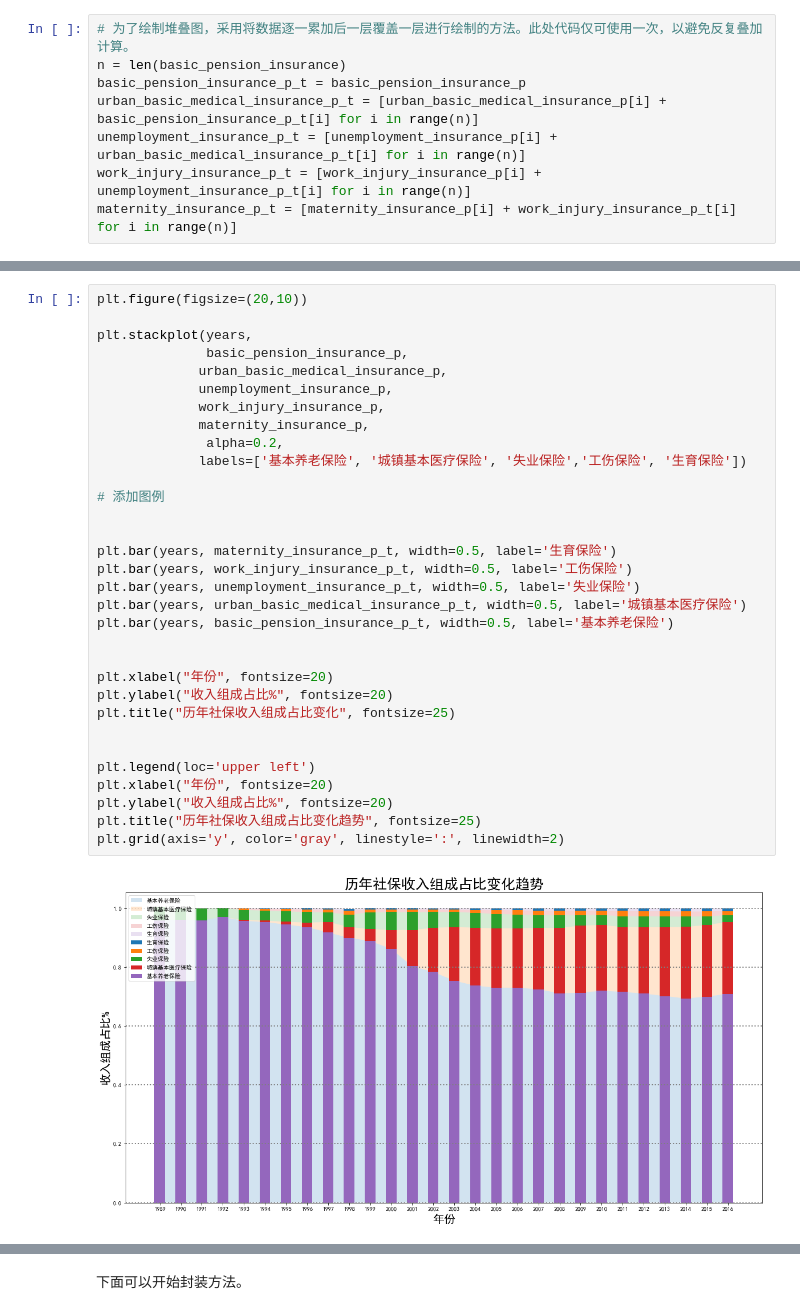
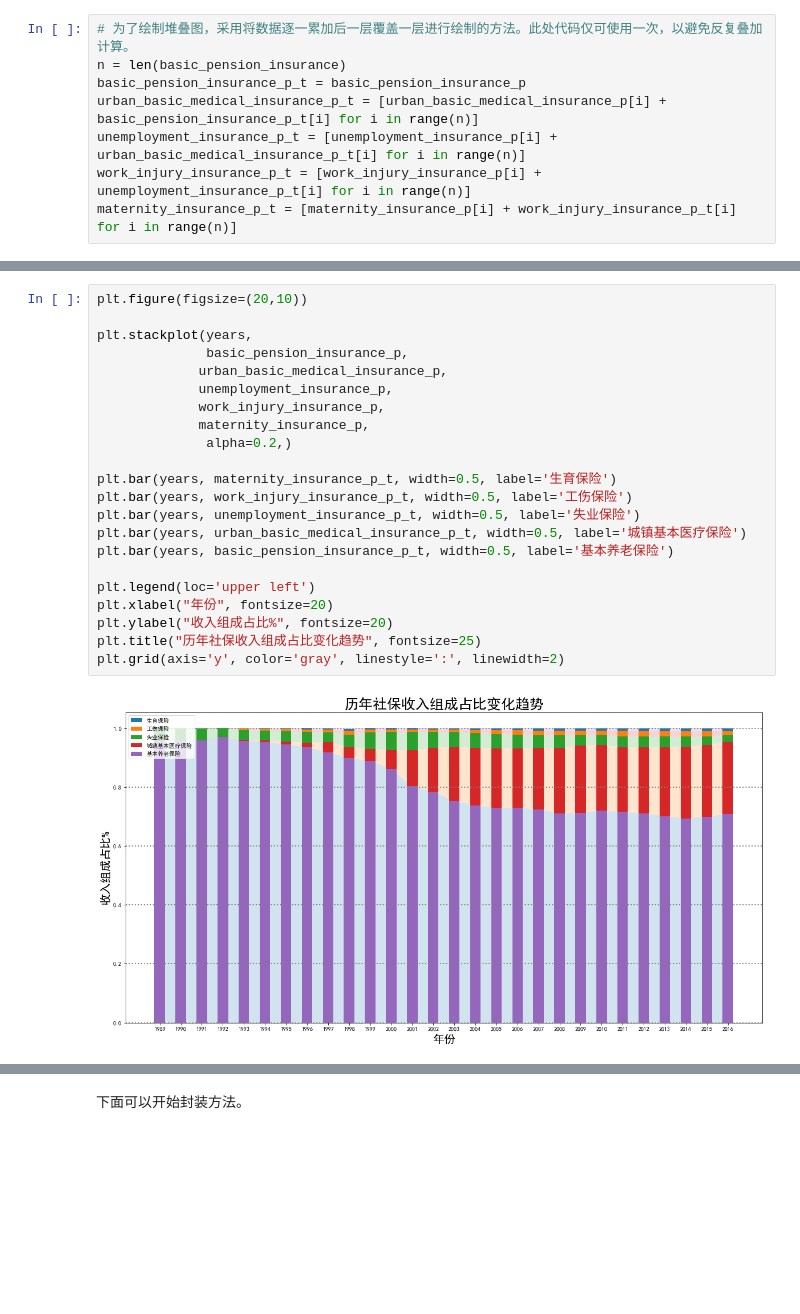
Before and after one commit to sanbeichahegongheguo/python_learn, a Jupyter notebook: chapter02-数据分析/练习/全国医保数据分析/中国医保收入数据分析.ipynb, the cells around one changed output, grey strips where cells are left out. Cells and saved outputs as stored; diff of their text form; blank space fills up the shorter version.

```diff
--- a/chapter02-数据分析/练习/全国医保数据分析/中国医保收入数据分析.ipynb
+++ b/chapter02-数据分析/练习/全国医保数据分析/中国医保收入数据分析.ipynb
@@ -189,37 +186,27 @@ Text(0.5, 1.0, '历年社保收入组成占比变化')
 # %%
 plt.figure(figsize=(20,10))
 
 plt.stackplot(years,
               basic_pension_insurance_p,
              urban_basic_medical_insurance_p,
              unemployment_insurance_p,
              work_injury_insurance_p,
              maternity_insurance_p,
-              alpha=0.2,
-             labels=['基本养老保险', '城镇基本医疗保险', '失业保险','工伤保险', '生育保险'])
-
-# 添加图例
-
+              alpha=0.2,)
 
 plt.bar(years, maternity_insurance_p_t, width=0.5, label='生育保险')
 plt.bar(years, work_injury_insurance_p_t, width=0.5, label='工伤保险')
 plt.bar(years, unemployment_insurance_p_t, width=0.5, label='失业保险')
 plt.bar(years, urban_basic_medical_insurance_p_t, width=0.5, label='城镇基本医疗保险')
 plt.bar(years, basic_pension_insurance_p_t, width=0.5, label='基本养老保险')
 
-
-plt.xlabel("年份", fontsize=20)
-plt.ylabel("收入组成占比%", fontsize=20)
-plt.title("历年社保收入组成占比变化", fontsize=25)
-
-
 plt.legend(loc='upper left')
 plt.xlabel("年份", fontsize=20)
 plt.ylabel("收入组成占比%", fontsize=20)
 plt.title("历年社保收入组成占比变化趋势", fontsize=25)
 plt.grid(axis='y', color='gray', linestyle=':', linewidth=2)
 # %% [output]
-[figure, old version]
+[figure, new version]
 # %%
 # 堆积柱状图
 plt.figure(figsize=(20,10))
```
Also changed, not shown: parts of 3 cells of this notebook.
